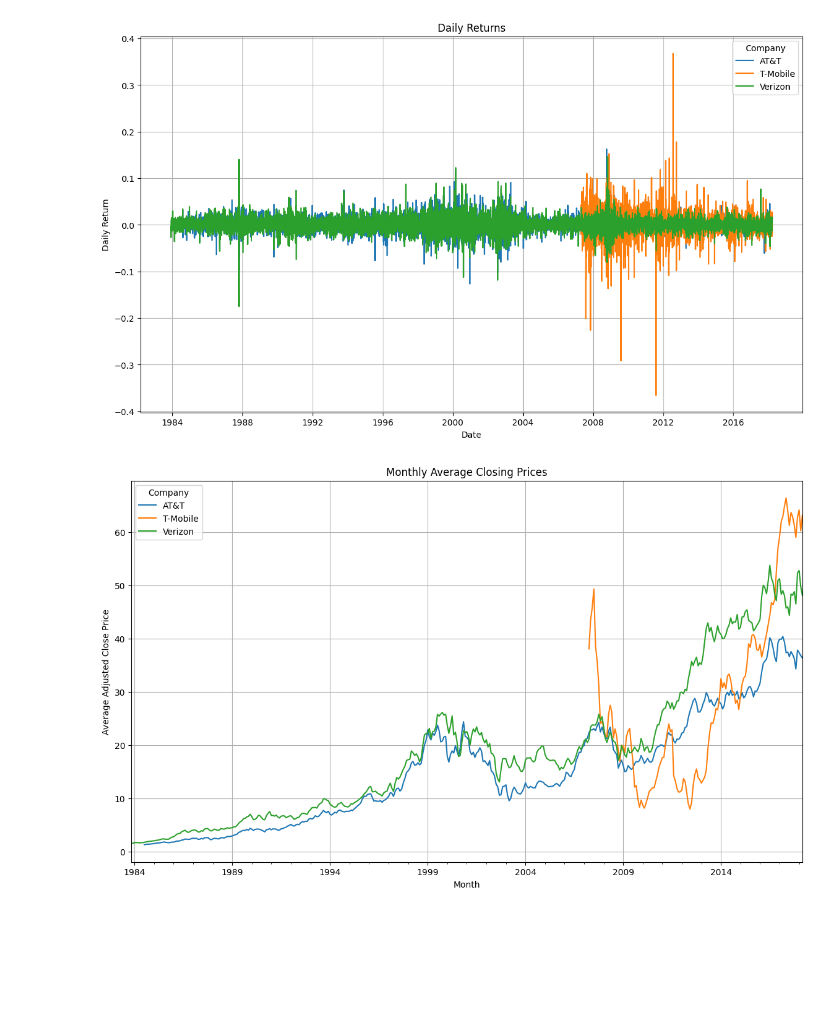
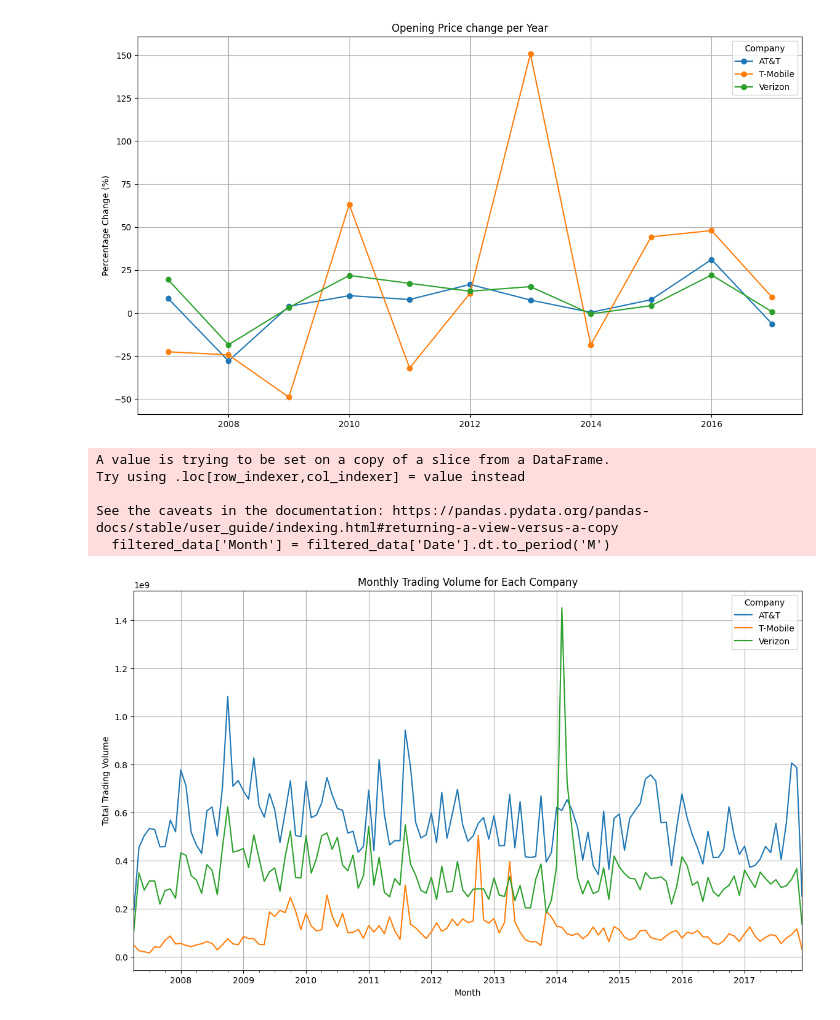
Before and after one commit to KendallBurkett/Project-1, a Jupyter notebook: juan-test.ipynb, the cells around one changed output. Cells and saved outputs as stored; diff of their text form; code cells hidden in the pictures; blank space fills up the shorter version.

Commit message:
Adding plots. Cleaning code

```diff
--- a/juan-test.ipynb
+++ b/juan-test.ipynb
@@ -103,0 +90,16 @@ plt.show()
+# %%
+# Filter the data to include only dates where all companies are in business
+
+# Convert the Date column to datetime format and extract the year.
+combined_data['Date'] = pd.to_datetime(combined_data['Date'])
+combined_data['Year'] = combined_data['Date'].dt.year
+
+# Check the earliest date for each company
+earliest_dates = combined_data.groupby('Company')['Date'].min()
+
+# Find the latest earliest date among the companies
+start_date = earliest_dates.max()
+end_date = pd.Timestamp('2017-12-12')
+
+# Filter the combined_data for the date range
+filtered_data = combined_data[(combined_data['Date'] >= start_date) & (combined_data['Date'] <= end_date)]
@@ -104,33 +122,39 @@ plt.show()
 # %%
-# Calculate daily returns
-combined_data['Daily Return'] = combined_data.groupby('Company')['Adj. Close'].pct_change()
+# Calculate the percentage change from the opening price at the beginning of the year to the closing price at the end of the year
+percentage_change = filtered_data.groupby(['Company', 'Year']).apply(
+    lambda x: (x.loc[x['Date'].idxmax()]['Adj. Close'] - x.loc[x['Date'].idxmin()]['Adj. Open']) / x.loc[x['Date'].idxmin()]['Adj. Open'] * 100
+).reset_index(name='Percentage Change')
 
-# Plot daily returns
+# Plot the percentage change
 plt.figure(figsize=(14, 8))
-for company in combined_data['Company'].unique():
-    company_data = combined_data[combined_data['Company'] == company]
-    plt.plot(company_data['Date'], company_data['Daily Return'], label=company)
+for company in percentage_change['Company'].unique():
+    company_data = percentage_change[percentage_change['Company'] == company]
+    plt.plot(company_data['Year'], company_data['Percentage Change'], marker='o', label=company)
 
-plt.title('Daily Returns')
-plt.xlabel('Date')
-plt.ylabel('Daily Return')
+plt.title('Opening Price change per Year')
+plt.ylabel('Percentage Change (%)')
 plt.legend(title='Company')
 plt.grid(True)
 plt.show()
 # %% [output]
-[figure, old version]
+[figure, new version]
 # %%
-# Calculate monthly average closing prices
-combined_data['Month'] = combined_data['Date'].dt.to_period('M')
-monthly_avg_close = combined_data.groupby(['Company', 'Month'])['Adj. Close'].mean().unstack(level=0)
+# Calculate the monthly trading volume
+filtered_data['Month'] = filtered_data['Date'].dt.to_period('M')
+monthly_volume = filtered_data.groupby(['Company', 'Month'])['Volume'].sum().unstack(level=0)
 
-# Plot monthly average closing prices
-monthly_avg_close.plot(figsize=(14, 8))
-plt.title('Monthly Average Closing Prices')
+# Plot the monthly trading volume
+monthly_volume.plot(figsize=(14, 8))
+plt.title('Monthly Trading Volume for Each Company')
 plt.xlabel('Month')
-plt.ylabel('Average Adjusted Close Price')
+plt.ylabel('Total Trading Volume')
 plt.legend(title='Company')
 plt.grid(True)
 plt.show()
 # %% [output]
+A value is trying to be set on a copy of a slice from a DataFrame.
+Try using .loc[row_indexer,col_indexer] = value instead
+
+See the caveats in the documentation: https://pandas.pydata.org/pandas-docs/stable/user_guide/indexing.html#returning-a-view-versus-a-copy
+  filtered_data['Month'] = filtered_data['Date'].dt.to_period('M')
-[figure, old version]
+[figure, new version]
```
Also changed, not shown: parts of 6 cells of this notebook.
